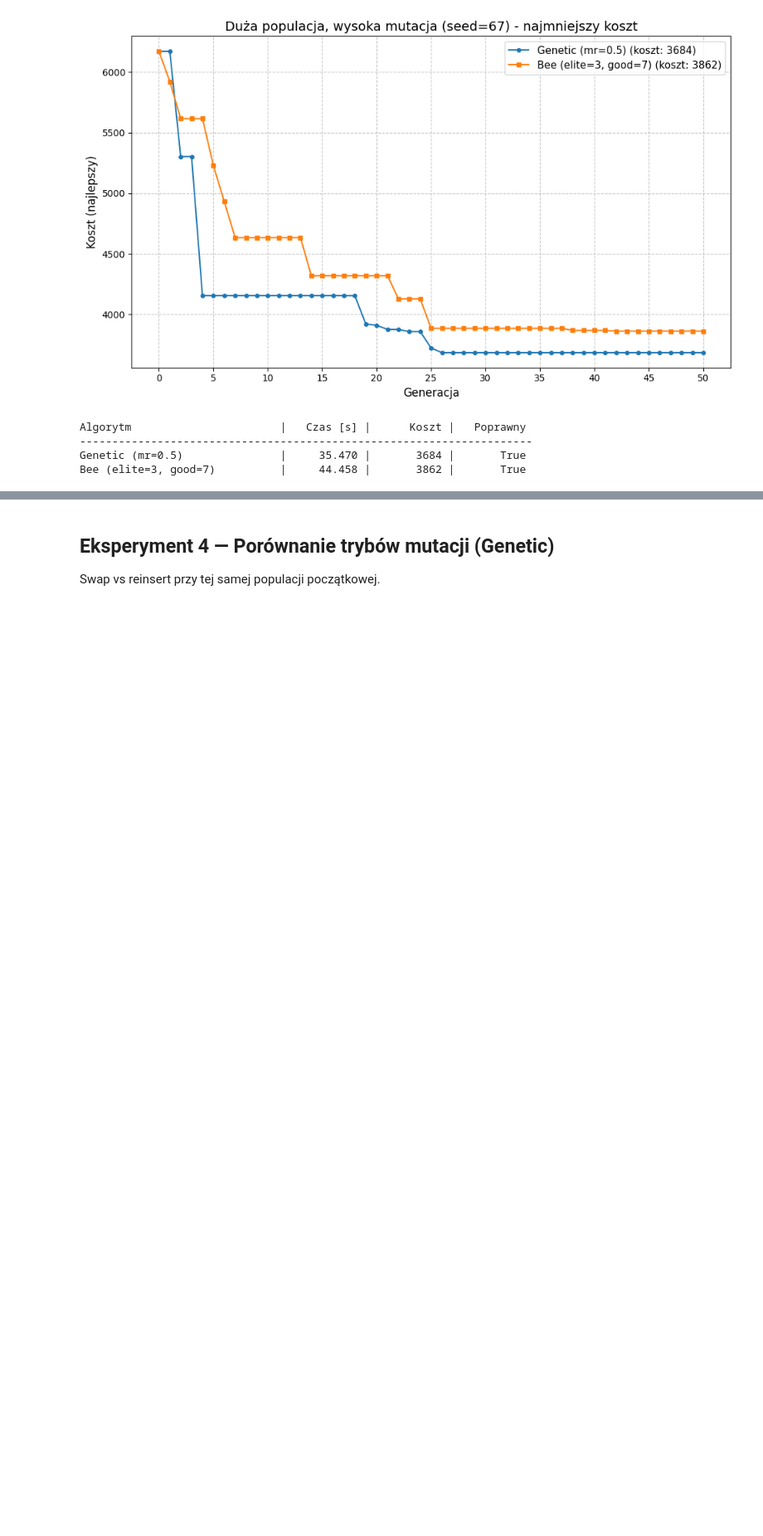
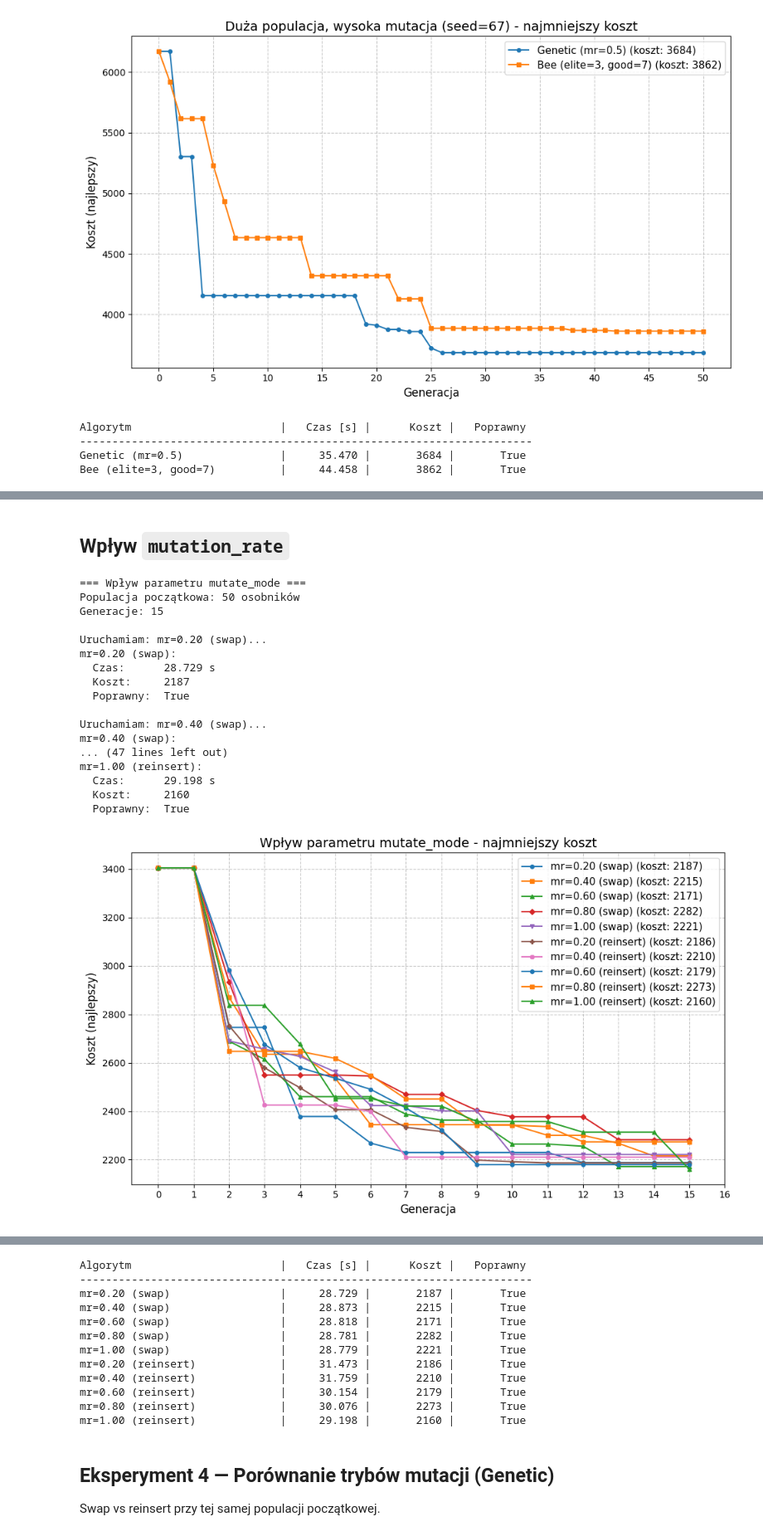
Before and after one commit to Ant-Mas/BO_2026, a Jupyter notebook: experiments.ipynb, the cells around one changed output, grey strips where cells are left out. Shown at 83% size. Cells and saved outputs as stored; diff of their text form; code cells hidden in the pictures; blank space fills up the shorter version.

```diff
--- a/experiments.ipynb
+++ b/experiments.ipynb
@@ -371,0 +426,47 @@ Bee (elite=3, good=7)          |     44.458 |       3862 |       True
+# %% [markdown]
+## Wpływ `mutation_rate`
+# %%
+mutation_rate_exp = Experiment(ExperimentConfig(
+    name="Wpływ parametru mutate_mode",
+    seed=42,
+    generations=15,
+    population_size=50,
+    no_simulations=10,
+    adapters=[
+        GeneticAdapter(name="mr=0.20 (swap)",   mutation_rate=0.2, mutate_mode="swap"),
+        GeneticAdapter(name="mr=0.40 (swap)",   mutation_rate=0.4, mutate_mode="swap"),
+        GeneticAdapter(name="mr=0.60 (swap)",   mutation_rate=0.6, mutate_mode="swap"),
+        GeneticAdapter(name="mr=0.80 (swap)",   mutation_rate=0.8, mutate_mode="swap"),
+        GeneticAdapter(name="mr=1.00 (swap)",   mutation_rate=1, mutate_mode="swap"),
+
+        GeneticAdapter(name="mr=0.20 (reinsert)",   mutation_rate=0.2, mutate_mode="reinsert"),
+        GeneticAdapter(name="mr=0.40 (reinsert)",   mutation_rate=0.4, mutate_mode="reinsert"),
+        GeneticAdapter(name="mr=0.60 (reinsert)",   mutation_rate=0.6, mutate_mode="reinsert"),
+        GeneticAdapter(name="mr=0.80 (reinsert)",   mutation_rate=0.8, mutate_mode="reinsert"),
+        GeneticAdapter(name="mr=1.00 (reinsert)",   mutation_rate=1, mutate_mode="reinsert"),
+    ],
+))
+
+mutation_rate_exp.run()
+mutation_rate_exp.plot_best_costs()
+mutation_rate_exp.plot_avg_costs()
+mutation_rate_exp.summary_table()
+# %% [output]
+=== Wpływ parametru mutate_mode ===
+Populacja początkowa: 50 osobników
+Generacje: 15
+
+Uruchamiam: mr=0.20 (swap)...
+mr=0.20 (swap):
+  Czas:      28.729 s
+  Koszt:     2187
+  Poprawny:  True
+
+Uruchamiam: mr=0.40 (swap)...
+mr=0.40 (swap):
+... (47 lines left out)
+mr=1.00 (reinsert):
+  Czas:      29.198 s
+  Koszt:     2160
+  Poprawny:  True
+[figure, added]
@@ -372,3 +474,15 @@ Bee (elite=3, good=7)          |     44.458 |       3862 |       True
+Algorytm                       |   Czas [s] |      Koszt |   Poprawny
+----------------------------------------------------------------------
+mr=0.20 (swap)                 |     28.729 |       2187 |       True
+mr=0.40 (swap)                 |     28.873 |       2215 |       True
+mr=0.60 (swap)                 |     28.818 |       2171 |       True
+mr=0.80 (swap)                 |     28.781 |       2282 |       True
+mr=1.00 (swap)                 |     28.779 |       2221 |       True
+mr=0.20 (reinsert)             |     31.473 |       2186 |       True
+mr=0.40 (reinsert)             |     31.759 |       2210 |       True
+mr=0.60 (reinsert)             |     30.154 |       2179 |       True
+mr=0.80 (reinsert)             |     30.076 |       2273 |       True
+mr=1.00 (reinsert)             |     29.198 |       2160 |       True
 # %% [markdown]
 ## Eksperyment 4 — Porównanie trybów mutacji (Genetic)
 
```
Also changed, not shown: parts of 7 cells of this notebook.
